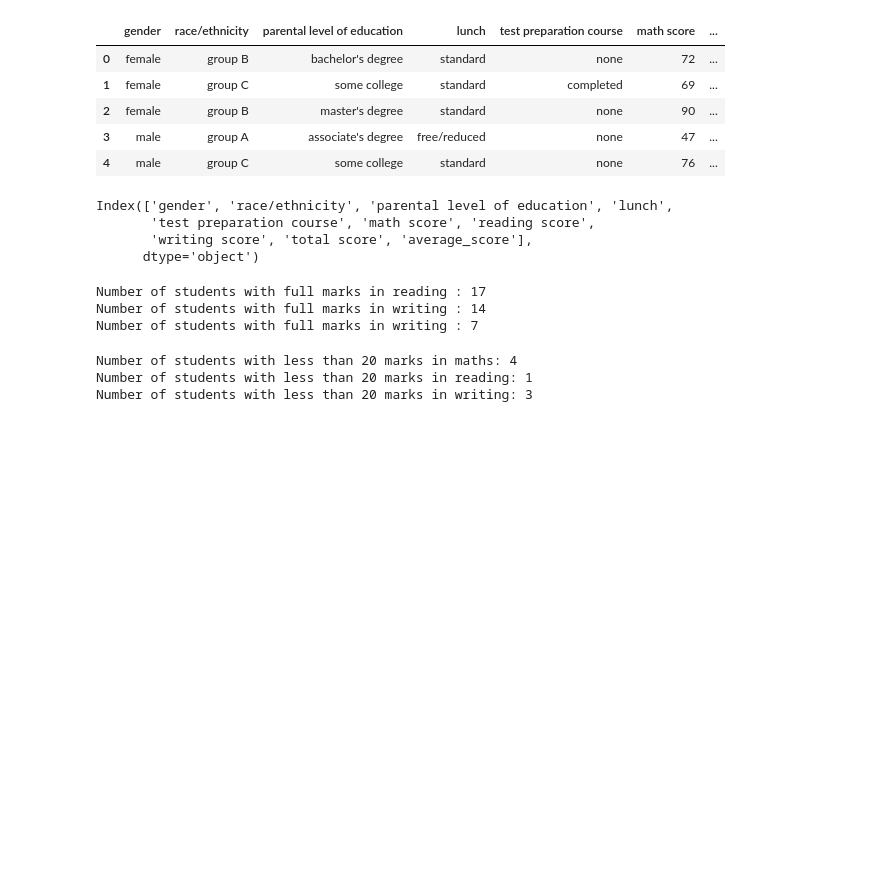
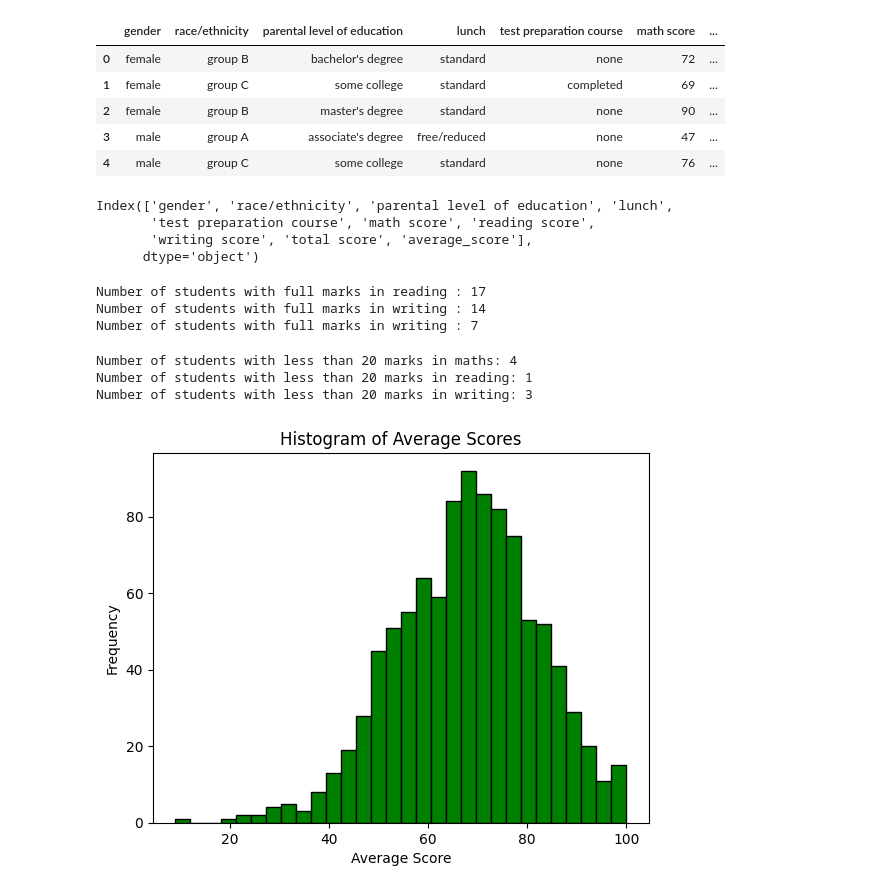
Before and after one commit to nibinkjoseph/MLProject-krishnaik, a Jupyter notebook: notebook/eda.ipynb, the cells around one changed output. Drawn from its saved outputs; the diff is of its cells as text; code cells hidden in the pictures; blank space fills up the shorter version.

```diff
--- a/notebook/eda.ipynb
+++ b/notebook/eda.ipynb
@@ -221,0 +228,8 @@ Number of students with less than 20 marks in writing: 3
+# %%
+plt.hist(df['average_score'], bins=30, color='green', edgecolor='black')
+plt.title('Histogram of Average Scores')
+plt.xlabel('Average Score')
+plt.ylabel('Frequency')
+plt.show()
+# %% [output]
+[figure, added]
```
Also changed, not shown: parts of 11 cells of this notebook.
